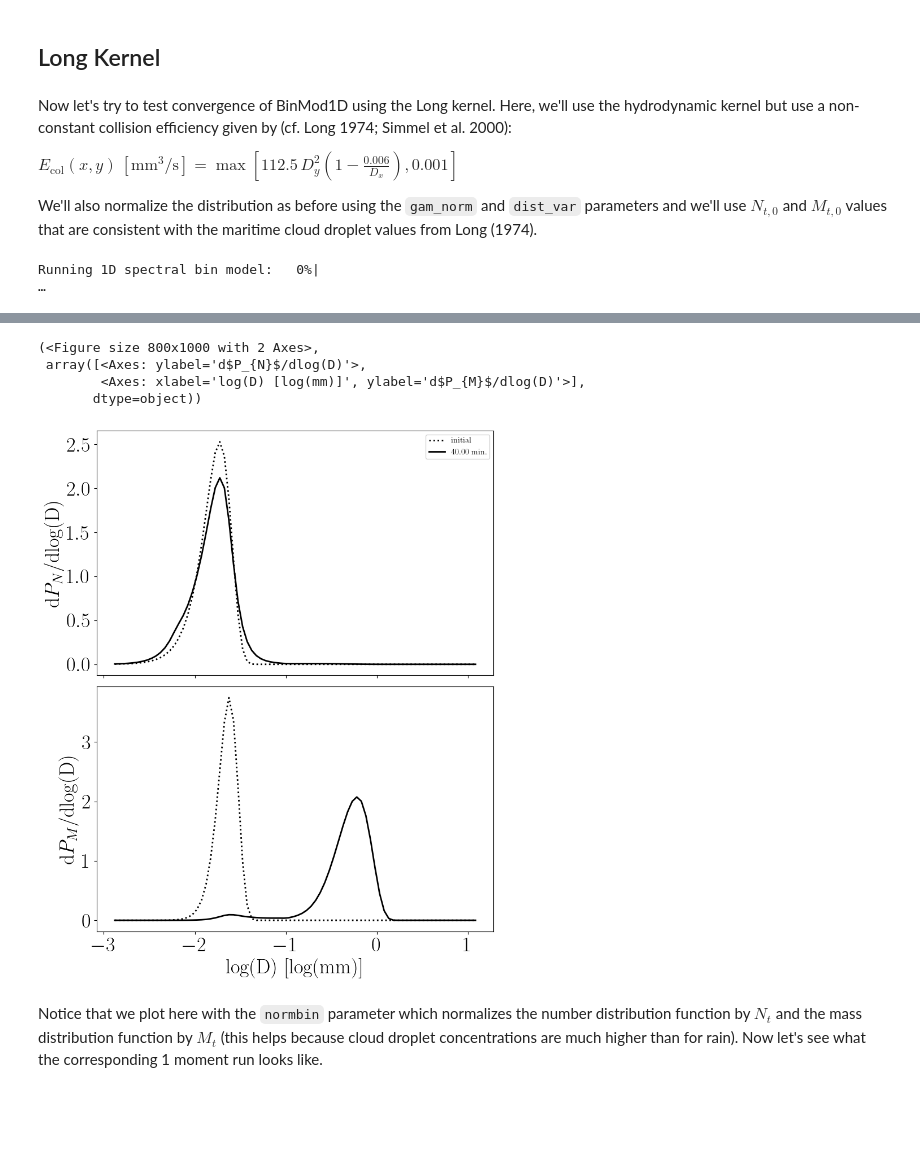
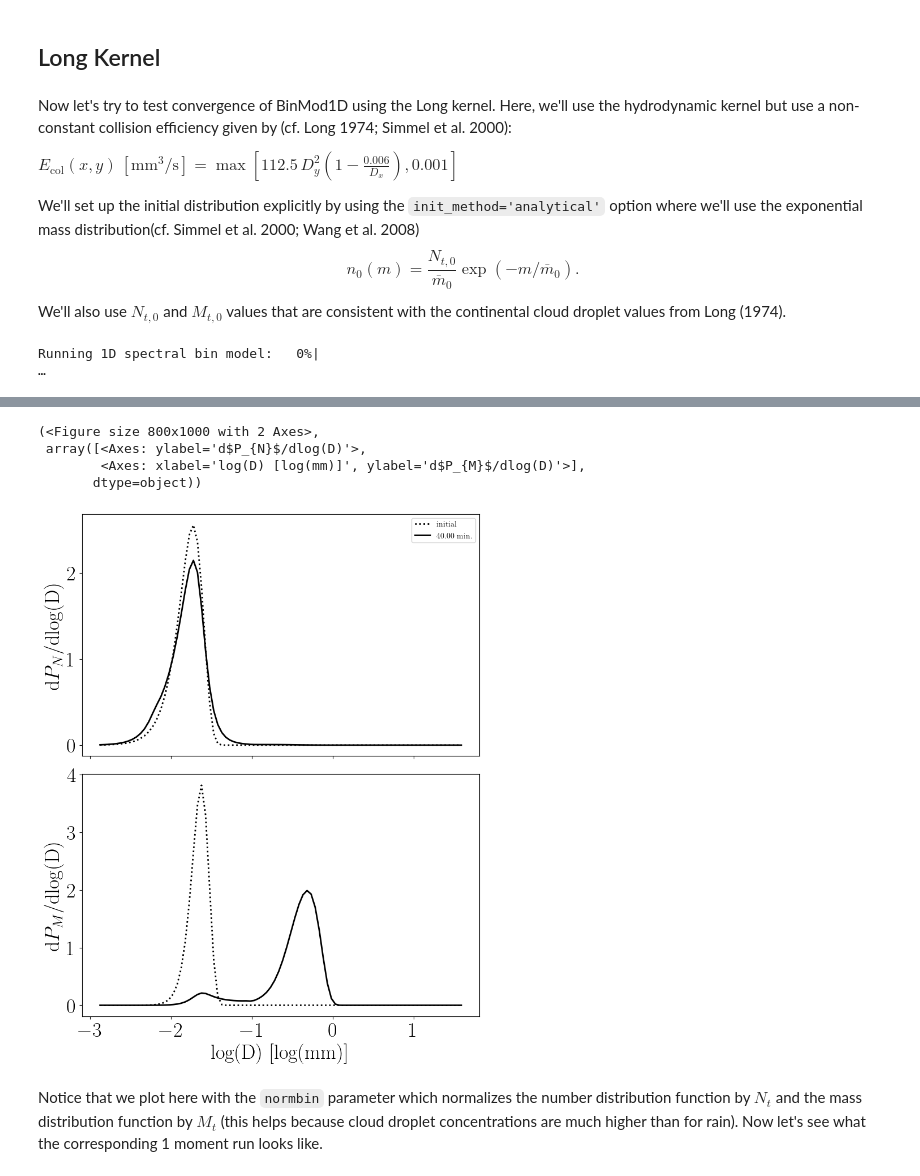
Before and after one commit to NOAA-National-Severe-Storms-Laboratory/BinMod1D-PARS, a Jupyter notebook: notebooks/BM1D_analytical_examples.ipynb, the cells around one changed output, grey strips where cells are left out. Cells and saved outputs as stored; diff of their text form; code cells hidden in the pictures; blank space fills up the shorter version.

````diff
--- a/notebooks/BM1D_analytical_examples.ipynb
+++ b/notebooks/BM1D_analytical_examples.ipynb
@@ -112,9 +104,33 @@ Now let's try to test convergence of BinMod1D using the Long kernel. Here, we'll
 
 $E_{\mathrm{col}}(x,y)\, [\mathrm{mm}^{3}/\mathrm{s}] = \max\left[112.5\, D_{y}^2 \left(1 - \frac{0.006}{D_{x}}\right),0.001\right]$
 
-We'll also normalize the distribution as before using the ```gam_norm``` and ```dist_var``` parameters and we'll use $N_{t,0}$ and $M_{t,0}$ values that are consistent with the maritime cloud droplet values from Long (1974).
+We'll set up the initial distribution explicitly by using the ```init_method='analytical'``` option where we'll use the exponential mass distribution(cf. Simmel et al. 2000; Wang et al. 2008)
+$$
+n_{0}(m) = \frac{N_{t,0}}{\overline{m}_{0}}\exp(-m/\overline{m}_{0}).
+$$
+We'll also use $N_{t,0}$ and $M_{t,0}$ values that are consistent with the continental cloud droplet values from Long (1974).
 # %%
-s2_long_2mom = spectral_1d(sbin=2,bins=80,tmax=2400.,dt=1.0,Nt0=296799.0,Mt0=1.0,mbar0=3.36928e-09,x0=1e-12,mu0=0.,kernel='Long',Ecol=1.0,Es=0.5,gam_norm=True,dist_var='mass',moments=2)
+# For more information, see Simmel et al. (2000)
+import numpy as np
+output_freq = 10
+bin1 = 45 # number of bins for sbin=1
+sbin = 2
+bins = bin1*sbin # Keeps xmin and xmax consistent for each resolution.
+mu0 = 0
+moms = 2
+tmax = 2400. # s
+dt = 1.0 # s
+r0 = 9.3e-3 # mm
+m0 = 0.001*((4./3.)*np.pi*(r0)**3) # g
+Mt0 = 1.0 # g/m^3
+x0 = 1e-12 # g
+Nt0 = Mt0/m0 # Put in #/m^3 for model input
+mbar0 = Mt0/Nt0
+# We'll set up an exponential distribution w.r.t. mass directly using the 'init_method' input parameter.
+# Keep in mind that nD_func needs to have units of 1/m^3 1/mm!
+func_nD = lambda x: (Nt0/mbar0)*np.exp(-x/mbar0)
+
+s2_long_2mom = spectral_1d(sbin=sbin,bins=bins,tmax=tmax,dt=dt,x0=x0,kernel='Long',Ecol=1.0,Es=0.5,dist_var='mass',init_method='analytical',func_nD=func_nD,moments=moms)
 s2_long_2mom.run()
 s2_long_2mom.plot_dists(-1,x_axis='size',normbin=True)
 # %% [output]
@@ -123,9 +139,9 @@ Model Complete! Time Elapsed = 0.31 min
 Plotting distributions...
 (<Figure size 800x1000 with 2 Axes>,
  array([<Axes: ylabel='d$P_{N}$/dlog(D)'>,
         <Axes: xlabel='log(D) [log(mm)]', ylabel='d$P_{M}$/dlog(D)'>],
        dtype=object))
-[figure, old version]
+[figure, new version]
 # %% [markdown]
 Notice that we plot here with the ```normbin``` parameter which normalizes the number distribution function by $N_{t}$ and the mass distribution function by $M_{t}$ (this helps because cloud droplet concentrations are much higher than for rain). Now let's see what the corresponding 1 moment run looks like.
 # %%
````
Also changed, not shown: parts of 14 cells of this notebook, 11 other files.
